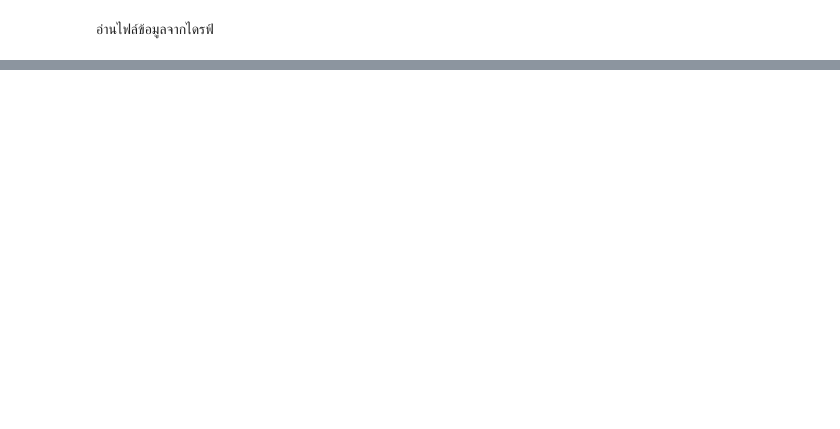
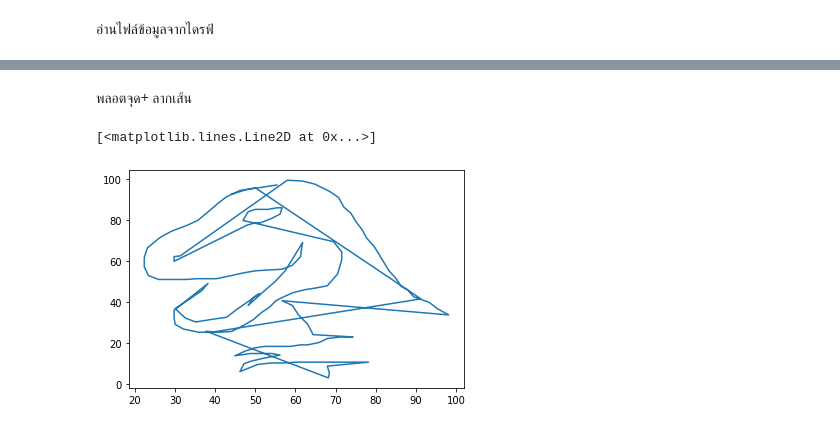
Before and after one commit to ChakritKammason/DPDM, a Jupyter notebook: Deta101.ipynb, the cells around one changed output, grey strips where cells are left out. Saved outputs shown, nothing was run; the diff lists cells and outputs as text; code cells hidden in the pictures; blank space fills up the shorter version.

```diff
--- a/Deta101.ipynb
+++ b/Deta101.ipynb
@@ -27 +31,3 @@ import os
+# %%
+base_path = '/content/drive/My Drive/DWDM_Material'
 # %% [markdown]
@@ -44,2 +52,4 @@ os.listdir('/content/drive/My Drive/DWDM_Material')
+# %%
+file_path = os.path.join(base_path,'test.csv')
 # %% [markdown]
 อ่านไฟล์ข้อมูลจากไดรฟ์
@@ -61,0 +74,2 @@ pd.read_csv('/content/drive/My Drive/DWDM_Material/test.csv')
+# %%
+table = pd.read_csv(file_path)
@@ -61,0 +146,7 @@ pd.read_csv('/content/drive/My Drive/DWDM_Material/test.csv')
+# %% [markdown]
+พลอตจุด+ ลากเส้น
+# %%
+plt.plot(table['x'],table['y'])
+# %% [output]
+[<matplotlib.lines.Line2D at 0x...>]
+[figure, added]
```
Also changed, not shown: parts of 25 cells of this notebook.
